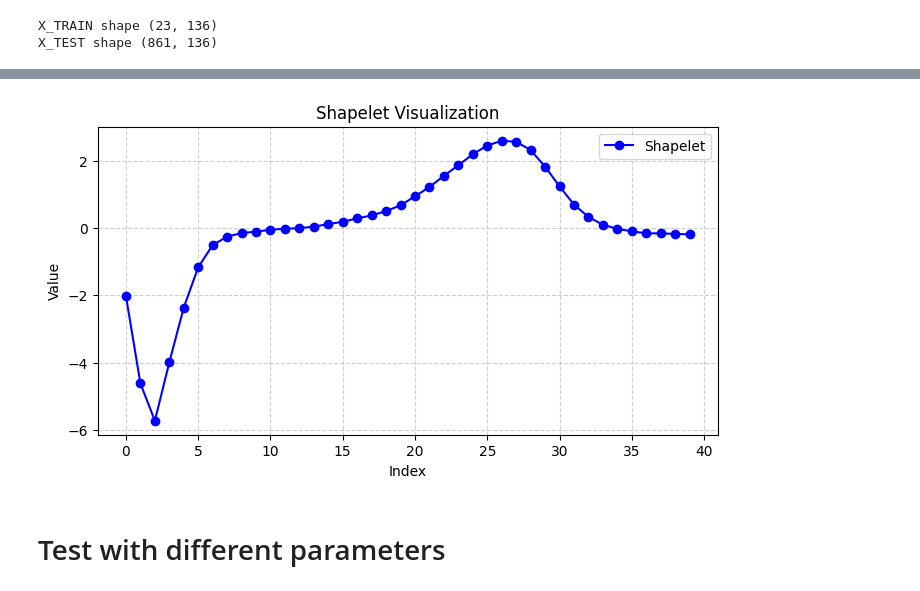
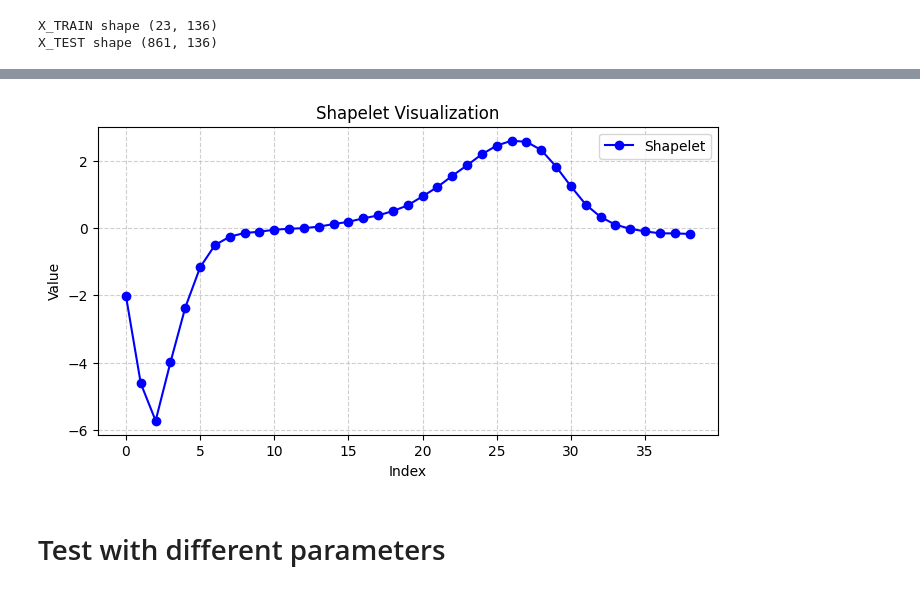
Before and after one commit to CorentinPernot/FASTShapelets_TS, a Jupyter notebook: notebooks/results.ipynb, the cells around one changed output, grey strips where cells are left out. Cells and saved outputs as stored; diff of their text form; code cells hidden in the pictures.

```diff
--- a/notebooks/results.ipynb
+++ b/notebooks/results.ipynb
@@ -193,7 +200,7 @@ plot_decision_tree(model, df_train.columns.drop("Signal_nb"))
 # %%
-plot_shapelet(shapelets_dict[40])
+plot_shapelet(shapelets_dict[39])
 # %% [output]
-[figure, old version]
+[figure, new version]
 # %% [markdown]
 # Test with different parameters
 # %%
```
Also changed, not shown: parts of 5 cells of this notebook.
